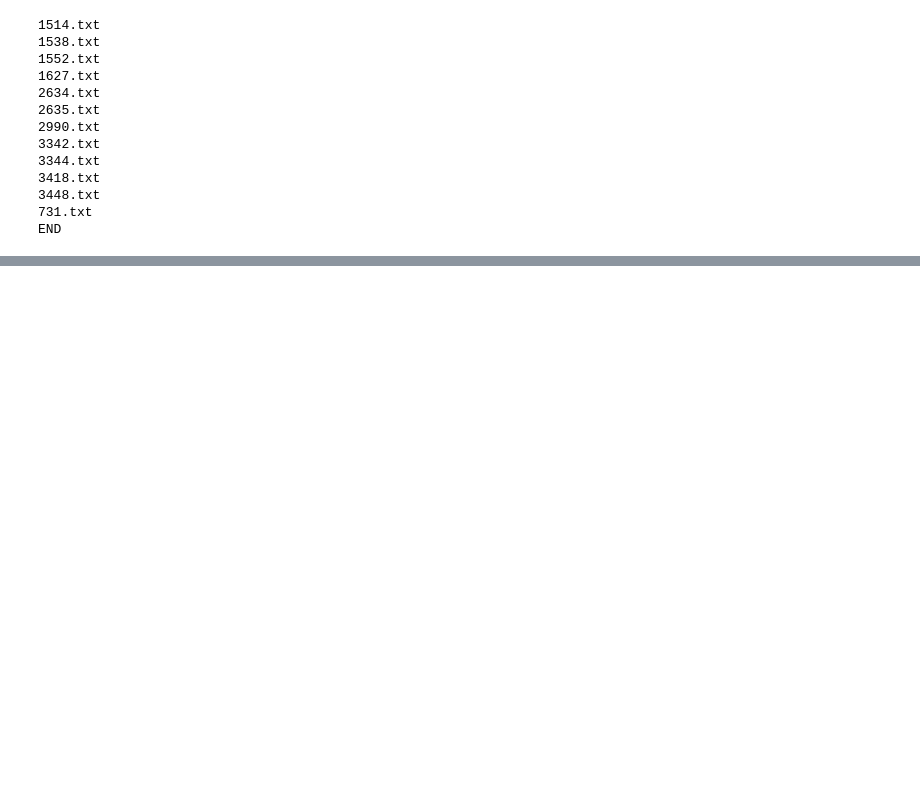
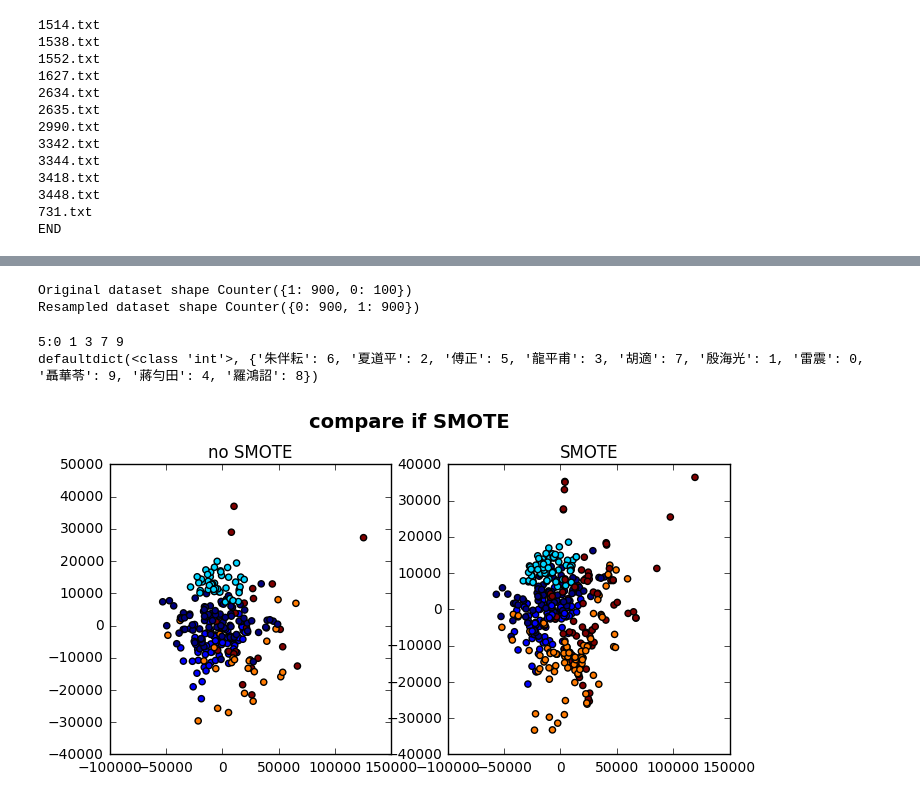
Before and after one commit to redwing710886/meeting_porject, a Jupyter notebook: final_paper_work/自由中國作者數據分析.ipynb, the cells around one changed output, grey strips where cells are left out. Drawn from its saved outputs; the diff is of its cells as text; code cells hidden in the pictures; blank space fills up the shorter version.

```diff
--- a/final_paper_work/自由中國作者數據分析.ipynb
+++ b/final_paper_work/自由中國作者數據分析.ipynb
@@ -23,7 +23,7 @@ for file in os.listdir(input_path):
 author_sort = sorted(author.items(), key=lambda d:d[1], reverse = True)
 
 for index,element in enumerate(author_sort):
-    if index == 20:
+    if index == 40:
         break
     else:
         print (element[0],element[1])
@@ -304,0 +416,65 @@ red:雷震 green:殷海光 blue:夏道平 yellow:龍平甫 magenta:蔣勻田
+# %%
+from collections import Counter
+from sklearn.datasets import make_classification
+from imblearn.over_sampling import SMOTE
+
+X, y = make_classification(n_classes=2, class_sep=2,
+                           weights=[0.1, 0.9], n_informative=3, n_redundant=1, flip_y=0,
+                           n_features=20, n_clusters_per_class=1, n_samples=1000, random_state=10)
+print('Original dataset shape {}'.format(Counter(y)))
+
+sm = SMOTE(random_state=42)
+X_res, y_res = sm.fit_sample(X, y)
+print('Resampled dataset shape {}'.format(Counter(y_res)))
+# %% [output]
+Original dataset shape Counter({1: 900, 0: 100})
+Resampled dataset shape Counter({0: 900, 1: 900})
+# %%
+find_index = input('5:')
+
+find_index = list(map(int,find_index.split()))
+
+print (target)
+
+X_temp = []
+y_temp = []
+
+for i,e in enumerate(y):
+    if e in find_index:
+        y_temp.append(e)
+        X_temp.append(X[i])
+
+X_c = X_temp
+y_c = y_temp
+
+for i in range(len(find_index)-1):
+    X_c , y_c = SMOTE(random_state=0).fit_sample(X_c,y_c)
+
+import matplotlib.pyplot as plt
+from sklearn.decomposition import PCA
+import matplotlib.pyplot as plt
+
+X_reduced = PCA(n_components=2).fit_transform(X_temp)
+X_reduced2 = PCA(n_components=2).fit_transform(X_c)
+
+# 在 1x2 的網格上繪製子圖形
+fig, ax = plt.subplots(1, 2, figsize=(8, 4))
+
+# 調整外觀
+fig.subplots_adjust(top=0.85)
+
+# 繪製散佈圖
+ax[0].scatter(X_reduced[:, 0], X_reduced[:, 1], c=y_temp)
+ax[0].set_title('no SMOTE')
+ax[1].scatter(X_reduced2[:, 0], X_reduced2[:, 1], c=y_c)
+ax[1].set_title('SMOTE')
+
+# 加入標題
+fig.suptitle('compare if SMOTE', fontsize=14, fontweight='bold')
+
+# 顯示圖形
+plt.show()
+# %% [output]
+5:0 1 3 7 9
+defaultdict(<class 'int'>, {'朱伴耘': 6, '夏道平': 2, '傅正': 5, '龍平甫': 3, '胡適': 7, '殷海光': 1, '雷震': 0, '聶華苓': 9, '蔣勻田': 4, '羅鴻詔': 8})
+[figure, added]
```
Also changed, not shown: parts of 13 cells of this notebook, 3 other files.
